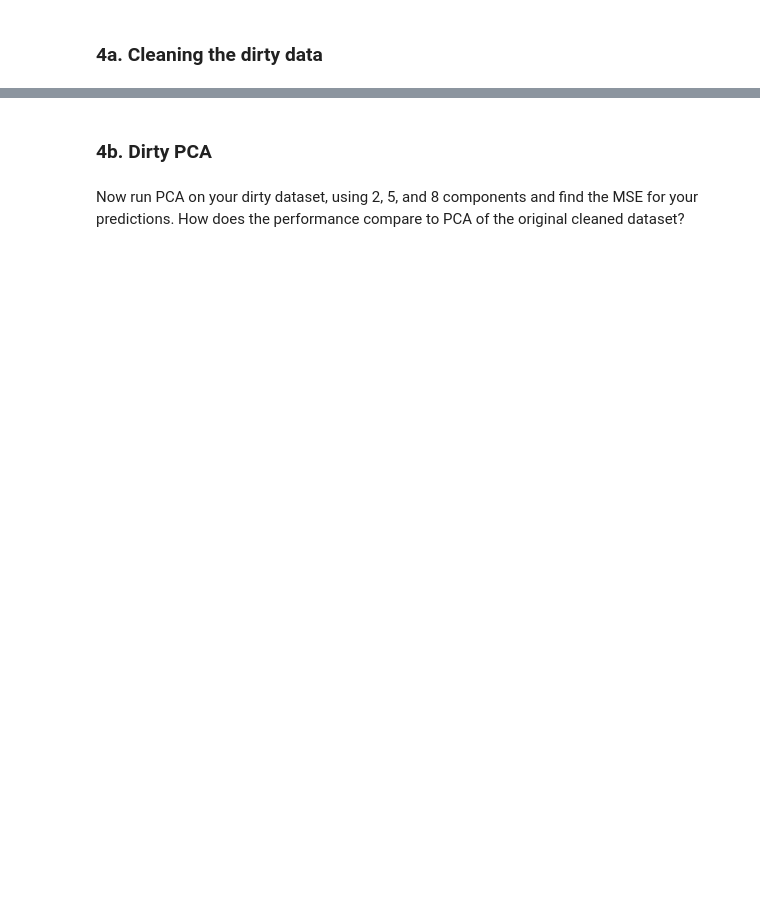
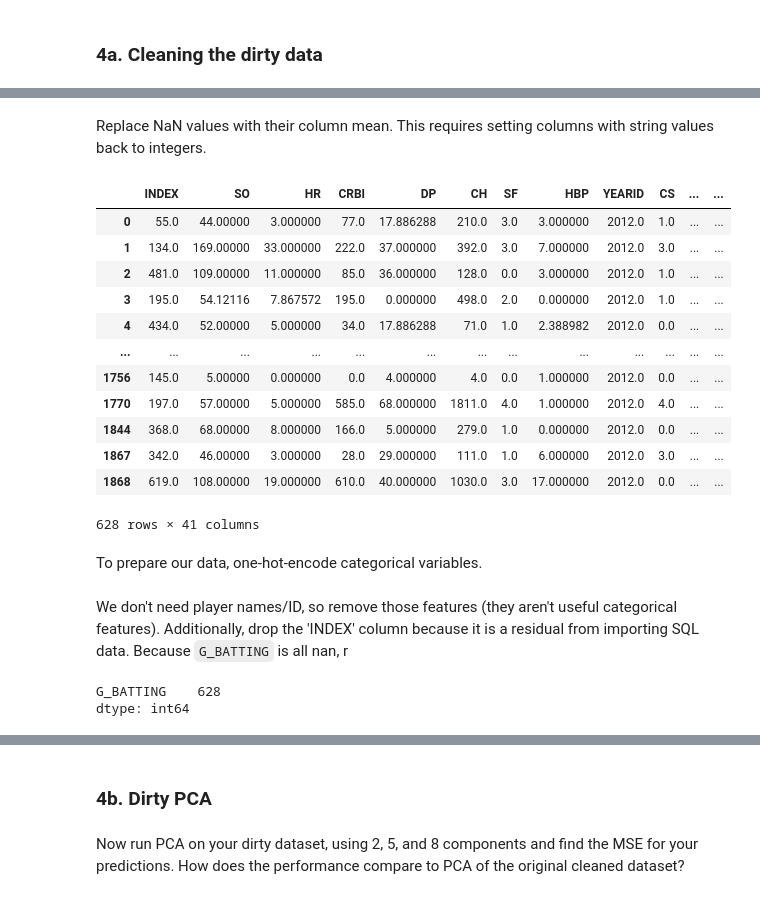
Before and after one commit to wmceachen/giants, a Jupyter notebook: Project_T_final_instructor_version.ipynb, the cells around one changed output, grey strips where cells are left out. Drawn from its saved outputs; the diff is of its cells as text; code cells hidden in the pictures; blank space fills up the shorter version.

Commit message:
added dirtying data

```diff
--- a/Project_T_final_instructor_version.ipynb
+++ b/Project_T_final_instructor_version.ipynb
@@ -432,0 +392,4 @@ y_dirty = dirtied_data[salary]
+# %%
+import sqlite3
+#SOLUTION
+dirty_data = pd.read_sql("SELECT * FROM df", con=sqlite3.connect('hw.db'))
@@ -432,0 +412,4 @@ y_dirty = dirtied_data[salary]
+# %%
+#Solution
+dirty_data = dirty_data.rename(lambda col: col.strip('\''), axis='columns').rename(lambda col: col.upper(), axis='columns')
+dirty_data.head()
@@ -432,0 +426,4 @@ y_dirty = dirtied_data[salary]
+# %%
+#Solution
+dirty_data = dirty_data.drop_duplicates(subset=['ID'])
+dirty_data.head()
@@ -432,0 +438,29 @@ y_dirty = dirtied_data[salary]
+# %% [markdown]
+Replace NaN values with their column mean. This requires setting columns with string values back to integers.
+# %%
+#Solution
+for col in dirty_data:
+        try:
+            dirty_data[col] = dirty_data[col].astype(float)
+        except:
+            pass
+dirty_data = dirty_data.fillna(np.nan)
+
+dirty_data = dirty_data.fillna(dirty_data.mean())
+dirty_data
+# %% [output]
+|  | INDEX | SO | HR | CRBI | DP | CH | SF | HBP | YEARID | CS | ... | ... |
+| 0 | 55.0 | 44.00000 | 3.000000 | 77.0 | 17.886288 | 210.0 | 3.0 | 3.000000 | 2012.0 | 1.0 | ... | ... |
+| 1 | 134.0 | 169.00000 | 33.000000 | 222.0 | 37.000000 | 392.0 | 3.0 | 7.000000 | 2012.0 | 3.0 | ... | ... |
+| 2 | 481.0 | 109.00000 | 11.000000 | 85.0 | 36.000000 | 128.0 | 0.0 | 3.000000 | 2012.0 | 1.0 | ... | ... |
+| 3 | 195.0 | 54.12116 | 7.867572 | 195.0 | 0.000000 | 498.0 | 2.0 | 0.000000 | 2012.0 | 1.0 | ... | ... |
+| 4 | 434.0 | 52.00000 | 5.000000 | 34.0 | 17.886288 | 71.0 | 1.0 | 2.388982 | 2012.0 | 0.0 | ... | ... |
+| ... | ... | ... | ... | ... | ... | ... | ... | ... | ... | ... | ... | ... |
+| 1756 | 145.0 | 5.00000 | 0.000000 | 0.0 | 4.000000 | 4.0 | 0.0 | 1.000000 | 2012.0 | 0.0 | ... | ... |
+| 1770 | 197.0 | 57.00000 | 5.000000 | 585.0 | 68.000000 | 1811.0 | 4.0 | 1.000000 | 2012.0 | 4.0 | ... | ... |
+| 1844 | 368.0 | 68.00000 | 8.000000 | 166.0 | 5.000000 | 279.0 | 1.0 | 0.000000 | 2012.0 | 0.0 | ... | ... |
+| 1867 | 342.0 | 46.00000 | 3.000000 | 28.0 | 29.000000 | 111.0 | 1.0 | 6.000000 | 2012.0 | 3.0 | ... | ... |
+| 1868 | 619.0 | 108.00000 | 19.000000 | 610.0 | 40.000000 | 1030.0 | 3.0 | 17.000000 | 2012.0 | 0.0 | ... | ... |
+628 rows × 41 columns
+# %% [markdown]
+To prepare our data, one-hot-encode categorical variables.
@@ -432,0 +474,2 @@ y_dirty = dirtied_data[salary]
+# %% [markdown]
+We don't need player names/ID, so remove those features (they aren't useful categorical features). Additionally, drop the 'INDEX' column because it is a residual from importing SQL data. Because `G_BATTING` is all nan, r
@@ -432,0 +479,5 @@ y_dirty = dirtied_data[salary]
+# %%
+ohe_dirty_data.isna().sum()[ohe_dirty_data.isna().sum().astype(bool)]
+# %% [output]
+G_BATTING    628
+dtype: int64
```
Also changed, not shown: parts of 63 cells of this notebook.
